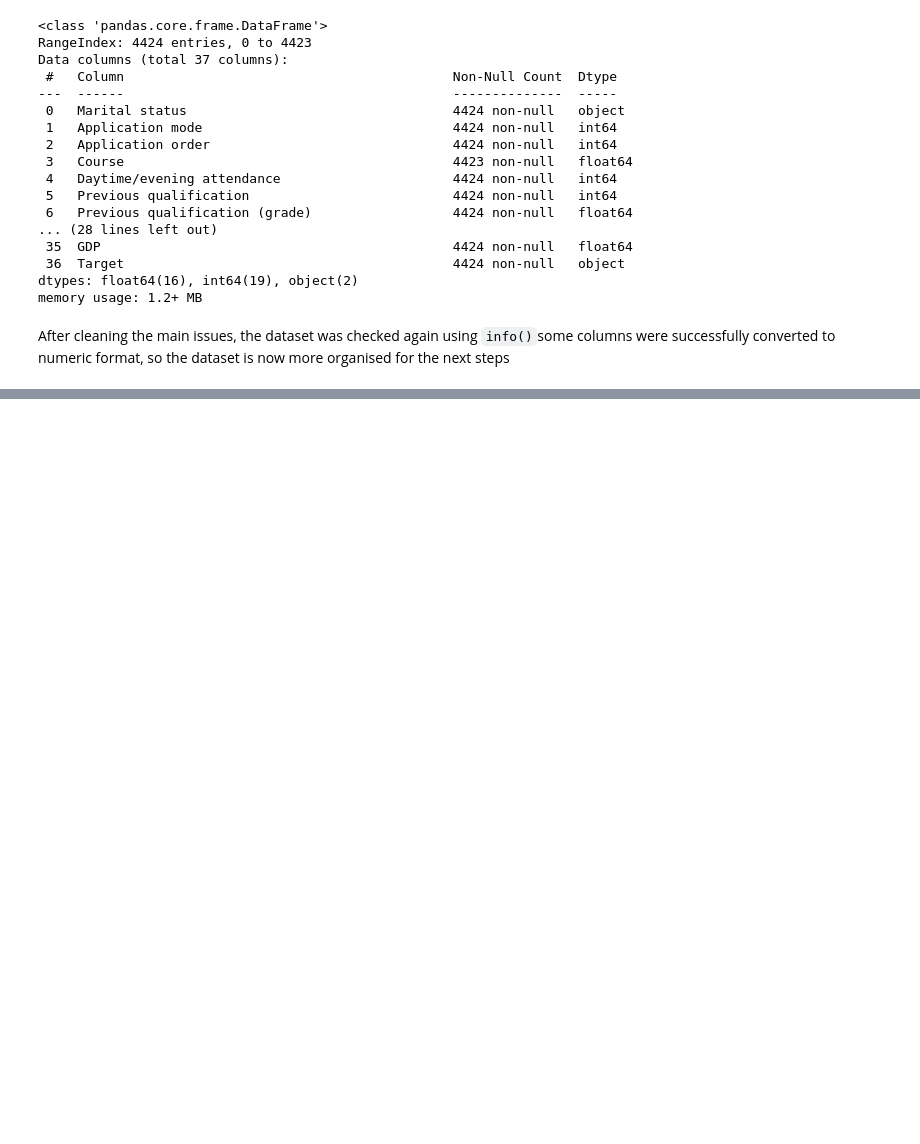
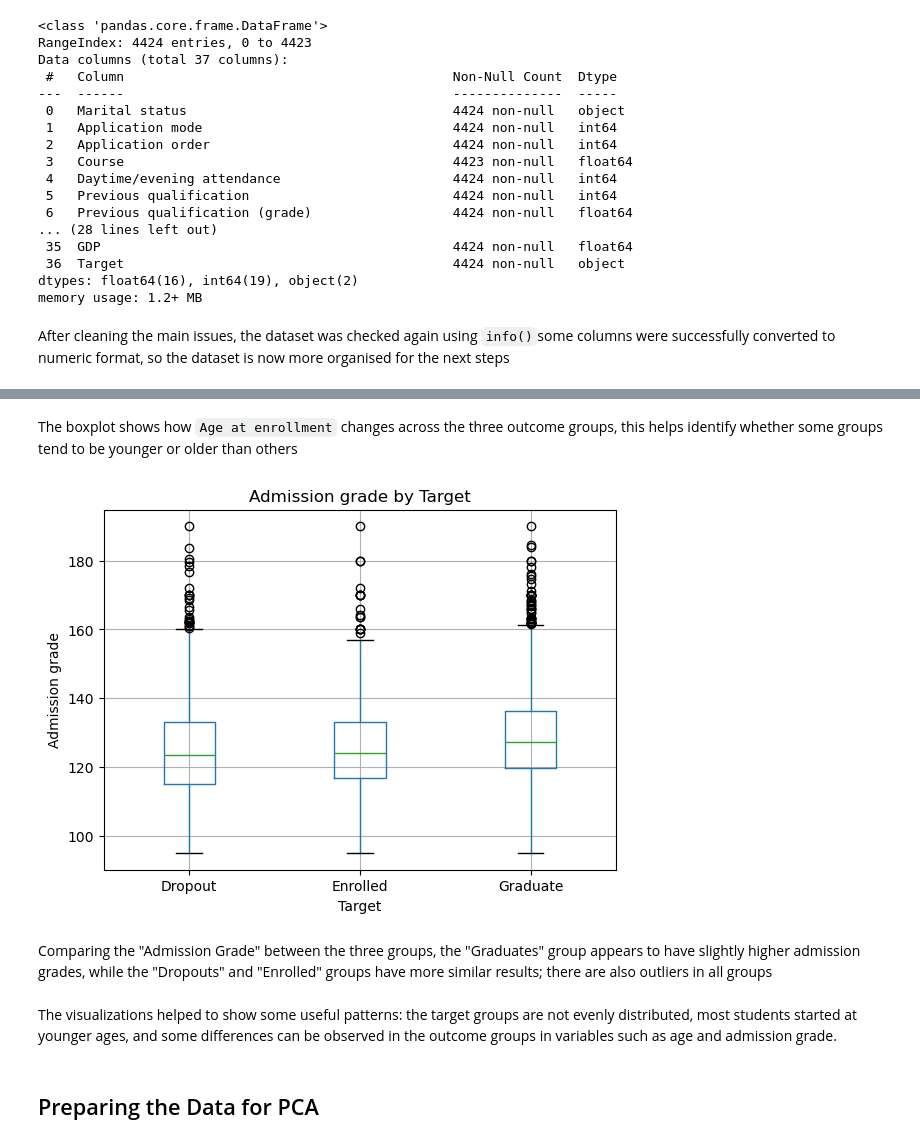
Before and after one commit to 2026248-bit/DPrepHDipCA1GleicianeRocha, a Jupyter notebook: GleicianeRocha_DPrepHDip_CA1 .ipynb, the cells around one changed output, grey strips where cells are left out. Saved outputs shown, nothing was run; the diff lists cells and outputs as text; code cells hidden in the pictures; blank space fills up the shorter version.

```diff
--- a/GleicianeRocha_DPrepHDip_CA1 .ipynb
+++ b/GleicianeRocha_DPrepHDip_CA1 .ipynb
@@ -290,0 +358,17 @@ After cleaning the main issues, the dataset was checked again using `info()`some
+# %% [markdown]
+The boxplot shows how `Age at enrollment` changes across the three outcome groups, this helps identify whether some groups tend to be younger or older than others
+# %%
+df.boxplot(column="Admission grade", by="Target")
+plt.title("Admission grade by Target")
+plt.suptitle("")
+plt.xlabel("Target")
+plt.ylabel("Admission grade")
+plt.show()
+# %% [output]
+[figure, added]
+# %% [markdown]
+Comparing the "Admission Grade" between the three groups, the "Graduates" group appears to have slightly higher admission grades, while the "Dropouts" and "Enrolled" groups have more similar results; there are also outliers in all groups
+# %% [markdown]
+The visualizations helped to show some useful patterns: the target groups are not evenly distributed, most students started at younger ages, and some differences can be observed in the outcome groups in variables such as age and admission grade.
+# %% [markdown]
+## Preparing the Data for PCA
```
Also changed, not shown: parts of 12 cells of this notebook.
